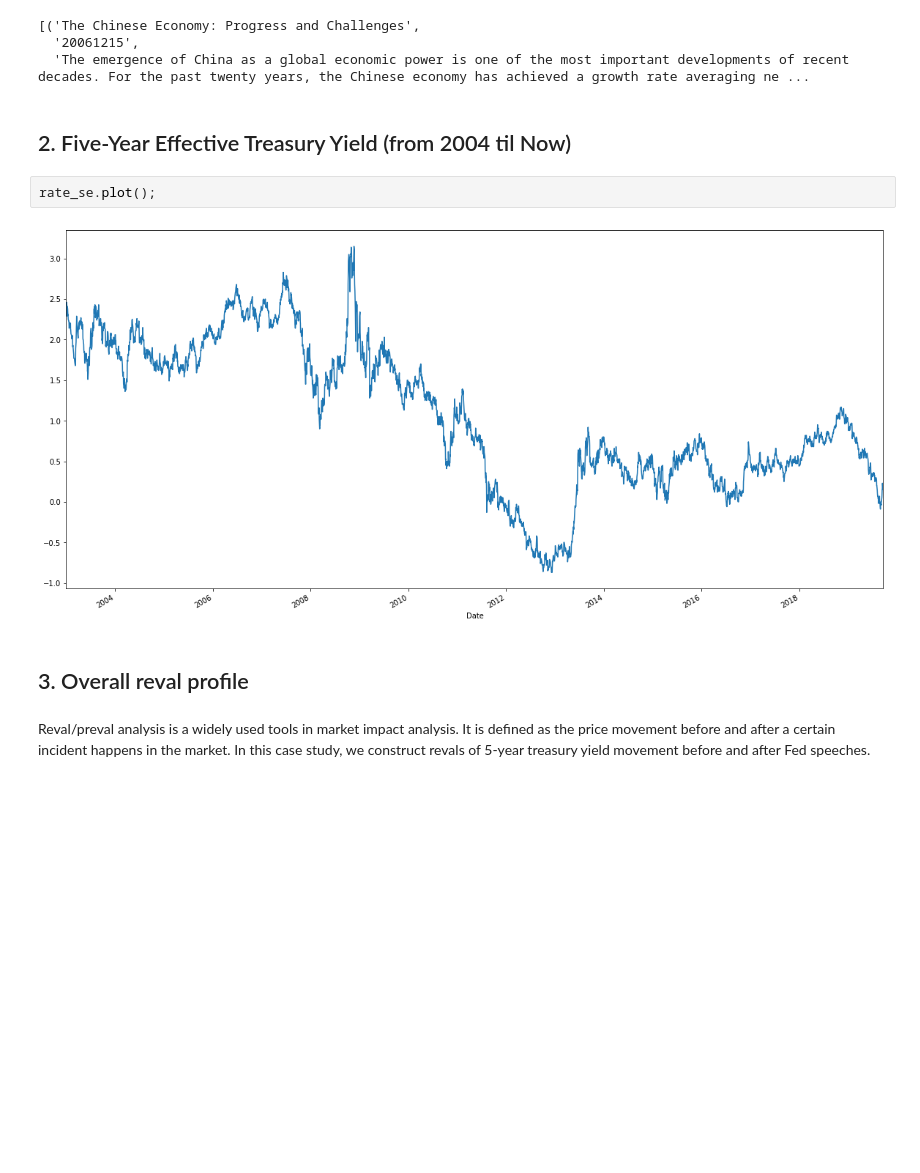
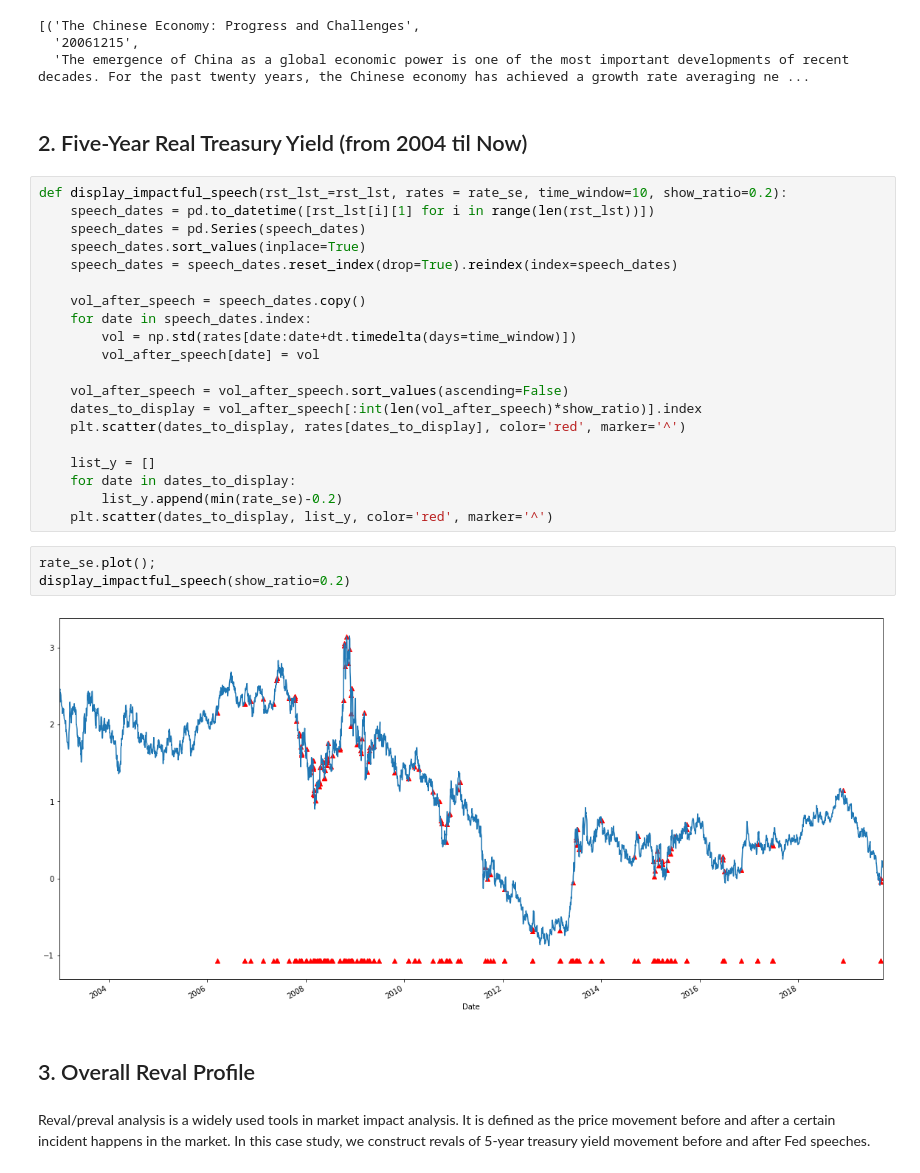
Before and after one commit to hhy845914111/NLP-Project, a Jupyter notebook: data_crawler_fed_speech.ipynb, the cells around one changed output. Drawn from its saved outputs; the diff is of its cells as text; blank space fills up the shorter version.

```diff
--- a/data_crawler_fed_speech.ipynb
+++ b/data_crawler_fed_speech.ipynb
@@ -29,13 +34,34 @@ rst_lst[:1]
   '20061215',
   'The emergence of China as a global economic power is one of the most important developments of recent decades. For the past twenty years, the Chinese economy has achieved a growth rate averaging ne ...
 # %% [markdown]
-## 2. Five-Year Effective Treasury Yield (from 2004 til Now)
+## 2. Five-Year Real Treasury Yield (from 2004 til Now)
+# %%
+def display_impactful_speech(rst_lst_=rst_lst, rates = rate_se, time_window=10, show_ratio=0.2):
+    speech_dates = pd.to_datetime([rst_lst[i][1] for i in range(len(rst_lst))])
+    speech_dates = pd.Series(speech_dates)
+    speech_dates.sort_values(inplace=True)
+    speech_dates = speech_dates.reset_index(drop=True).reindex(index=speech_dates)
+
+    vol_after_speech = speech_dates.copy()
+    for date in speech_dates.index:
+        vol = np.std(rates[date:date+dt.timedelta(days=time_window)])
+        vol_after_speech[date] = vol
+
+    vol_after_speech = vol_after_speech.sort_values(ascending=False)
+    dates_to_display = vol_after_speech[:int(len(vol_after_speech)*show_ratio)].index
+    plt.scatter(dates_to_display, rates[dates_to_display], color='red', marker='^')
+
+    list_y = []
+    for date in dates_to_display:
+        list_y.append(min(rate_se)-0.2)
+    plt.scatter(dates_to_display, list_y, color='red', marker='^')
 # %%
 rate_se.plot();
+display_impactful_speech(show_ratio=0.2)
 # %% [output]
-[figure, old version]
+[figure, new version]
 # %% [markdown]
-## 3. Overall reval profile
+## 3. Overall Reval Profile
 # %% [markdown]
 Reval/preval analysis is a widely used tools in market impact analysis. It is defined as the price movement before and after a certain incident happens in the market. In this case study, we construct revals of 5-year treasury yield movement before and after Fed speeches.
 # %%
```
Also changed, not shown: parts of 3 cells of this notebook, 1 other file.
